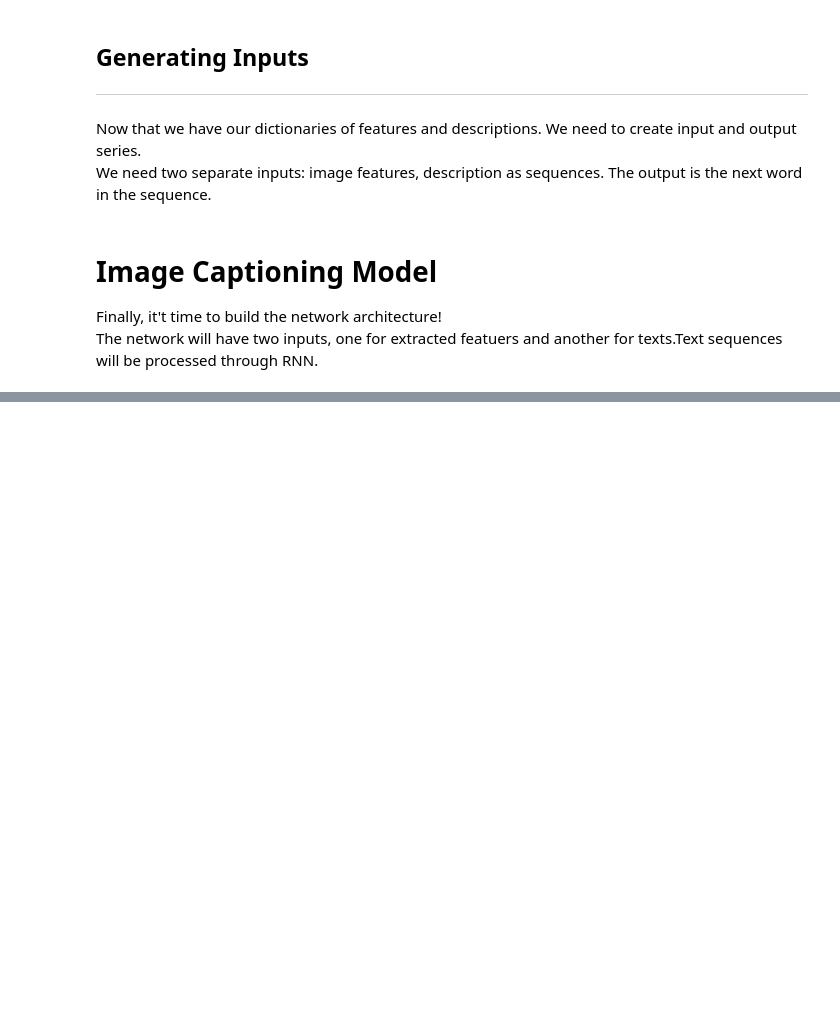
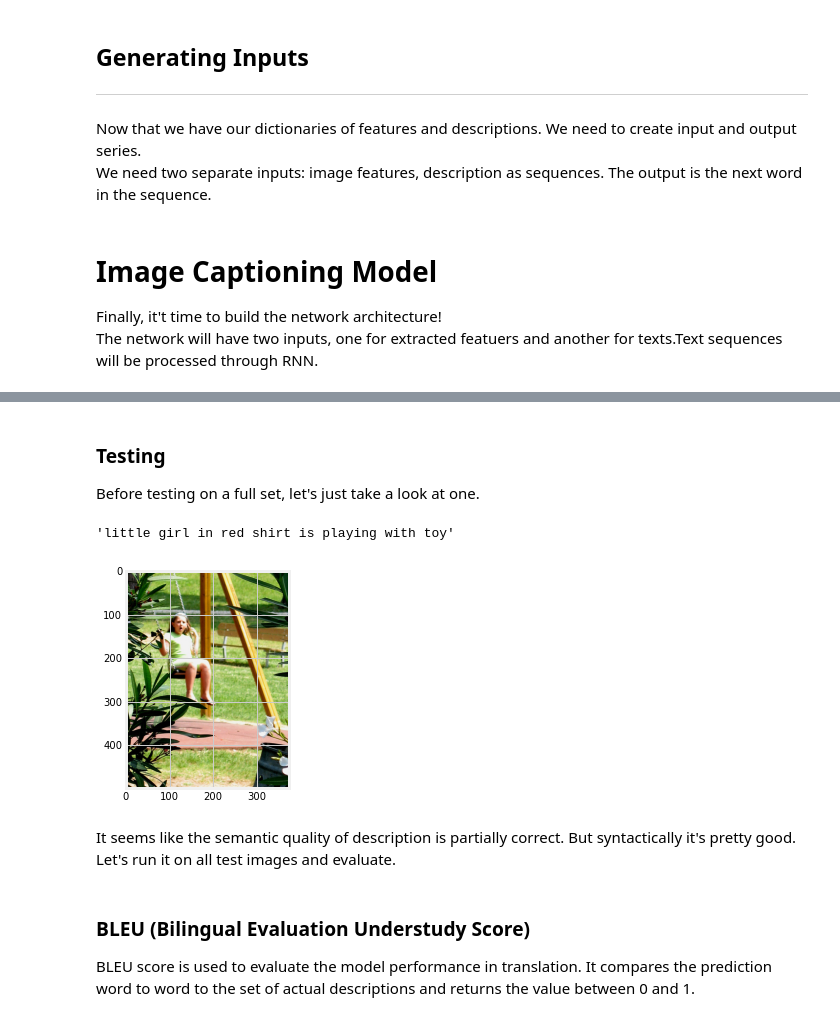
Before and after one commit to stereopickle/art_title_generator, a Jupyter notebook: 030.Model_1.ipynb, the cells around one changed output, grey strips where cells are left out. Drawn from its saved outputs; the diff is of its cells as text; code cells hidden in the pictures; blank space fills up the shorter version.

Commit message:
added the prediction code

```diff
--- a/030.Model_1.ipynb
+++ b/030.Model_1.ipynb
@@ -327,0 +397,22 @@ plot_performance(history)
+# %% [markdown]
+### Testing
+Before testing on a full set, let's just take a look at one.
+# %%
+# testing
+tmp_desc = caption_generator(test_list[0], features, tokenizer, max_length)
+tmp_desc
+# %% [output]
+'little girl in red shirt is playing with toy'
+# %%
+# display image
+import matplotlib.image as mpimg
+img = mpimg.imread(f'{flicker_img_dir}/{test_list[0]}.jpg')
+plt.imshow(img)
+plt.show()
+# %% [output]
+[figure, added]
+# %% [markdown]
+It seems like the semantic quality of description is partially correct. But syntactically it's pretty good. Let's run it on all test images and evaluate.
+# %% [markdown]
+### BLEU (Bilingual Evaluation Understudy Score)
+BLEU score is used to evaluate the model performance in translation. It compares the prediction word to word to the set of actual descriptions and returns the value between 0 and 1.
```
Also changed, not shown: parts of 14 cells of this notebook, 1 other file.
